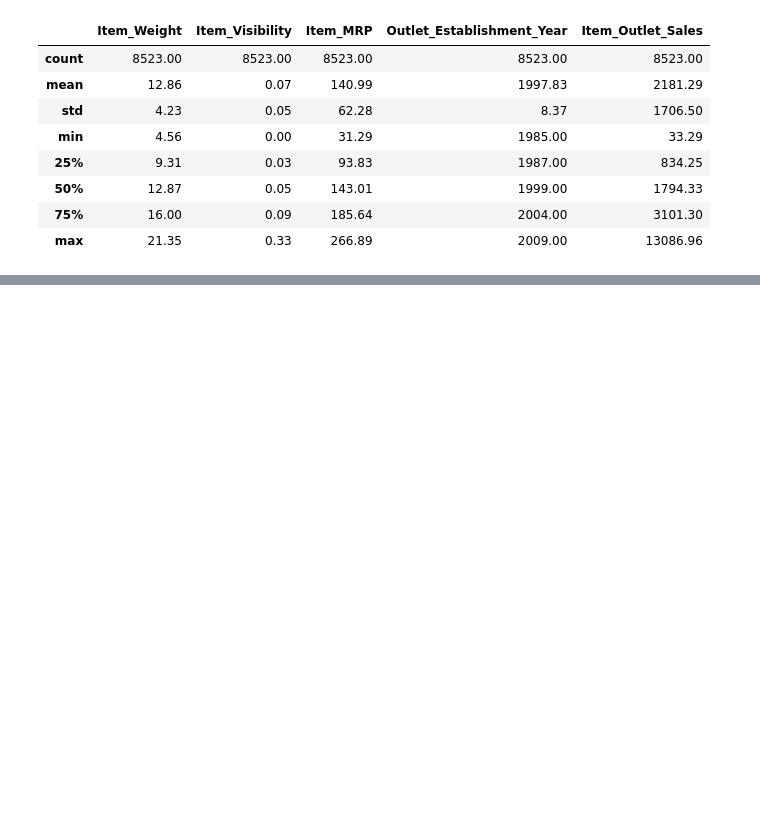
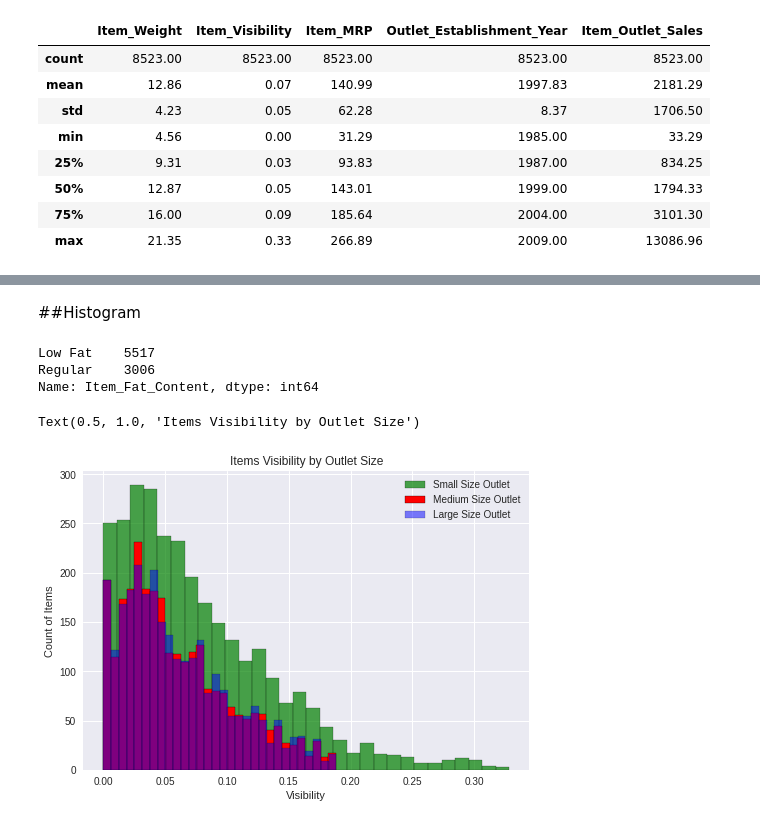
Before and after one commit to kzengg/Sales_Predictions, a Jupyter notebook: Sales_Prediction.ipynb, the cells around one changed output, grey strips where cells are left out. Saved outputs shown, nothing was run; the diff lists cells and outputs as text; code cells hidden in the pictures; blank space fills up the shorter version.

Commit message:
Update - 6/6/2022. Adding Data Visuals.

```diff
--- a/Sales_Prediction.ipynb
+++ b/Sales_Prediction.ipynb
@@ -198,7 +219,7 @@ OUT049             Supermarket Type1  Tier 1                  930
 Name: Item_Type, dtype: int64
 # %%
 #updating null values: Source: https://stackoverflow.com/questions/52854011/fill-missing-value-base-on-other-columns-pandas
-df['Outlet_Size'] = df['Outlet_Size'].fillna(df['Outlet_Identifier'].map({'OUT010':'Small', 'OUT017':'High', 'OUT045':'High'})
+df['Outlet_Size'] = df['Outlet_Size'].fillna(df['Outlet_Identifier'].map({'OUT010':'Small', 'OUT017':'High', 'OUT045':'High'}))
 # %%
 df.groupby(['Outlet_Identifier','Outlet_Size','Outlet_Type','Outlet_Location_Type'])['Item_Outlet_Sales'].mean()
 # %% [output]
@@ -312,0 +351,28 @@ df.describe().round(2)
+# %% [markdown]
+##Histogram
+# %%
+df['Item_Fat_Content'].value_counts()
+#df['Item_Type'].value_counts()
+#df['Outlet_Location_Type'].value_counts()
+#df['Outlet_Type'].value_counts()
+#df['Outlet_Size'].value_counts()
+# %% [output]
+Low Fat    5517
+Regular    3006
+Name: Item_Fat_Content, dtype: int64
+# %%
+plt.style.use('seaborn')
+small_size = df.loc[:,'Outlet_Size'] == 'Small'
+medium_size = df.loc[:,'Outlet_Size'] == 'Medium'
+large_size = df.loc[:,'Outlet_Size'] == 'Large'
+df.loc[small_size,'Item_Visibility'].hist(bins = 30,edgecolor='black',color = 'green',alpha = .7)
+df.loc[medium_size,'Item_Visibility'].hist(bins = 30,edgecolor='black',color = 'red',alpha = 1)
+df.loc[large_size,'Item_Visibility'].hist(bins = 30,edgecolor='black',color = 'blue',alpha = .5)
+
+plt.legend(['Small Size Outlet', 'Medium Size Outlet' , 'Large Size Outlet'])
+plt.xlabel('Visibility')
+plt.ylabel('Count of Items')
+plt.title('Items Visibility by Outlet Size')
+# %% [output]
+Text(0.5, 1.0, 'Items Visibility by Outlet Size')
+[figure, added]
```
Also changed, not shown: parts of 27 cells of this notebook.
